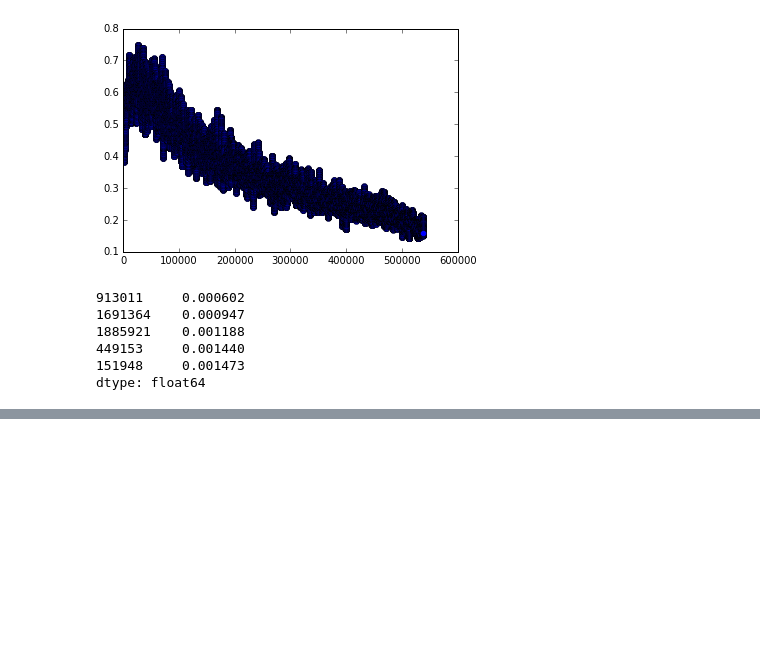
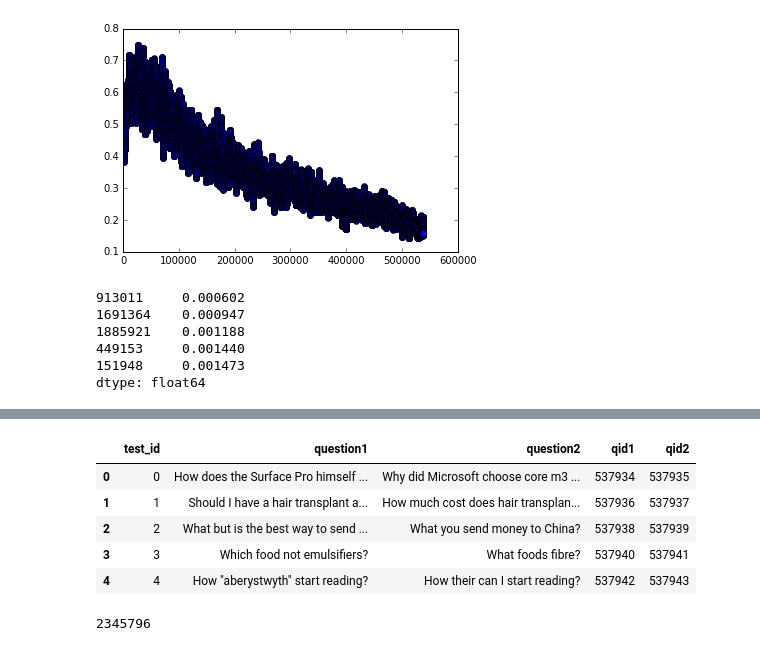
Before and after one commit to shubh24/QuoraDuplicate, a Jupyter notebook: run_quora.ipynb, the cells around one changed output, grey strips where cells are left out. Cells and saved outputs as stored; diff of their text form; code cells hidden in the pictures; blank space fills up the shorter version.

```diff
--- a/run_quora.ipynb
+++ b/run_quora.ipynb
@@ -1283,0 +1305,13 @@ xgb                          module                 <module 'xgboost' from '/<..
+# %%
+df_test.head()
+# %% [output]
+|  | test_id | question1 | question2 | qid1 | qid2 |
+| 0 | 0 | How does the Surface Pro himself ... | Why did Microsoft choose core m3 ... | 537934 | 537935 |
+| 1 | 1 | Should I have a hair transplant a... | How much cost does hair transplan... | 537936 | 537937 |
+| 2 | 2 | What but is the best way to send ... | What you send money to China? | 537938 | 537939 |
+| 3 | 3 | Which food not emulsifiers? | What foods fibre? | 537940 | 537941 |
+| 4 | 4 | How "aberystwyth" start reading? | How their can I start reading? | 537942 | 537943 |
+# %%
+len(df_test)
+# %% [output]
+2345796
```
Also changed, not shown: parts of 11 cells of this notebook.
